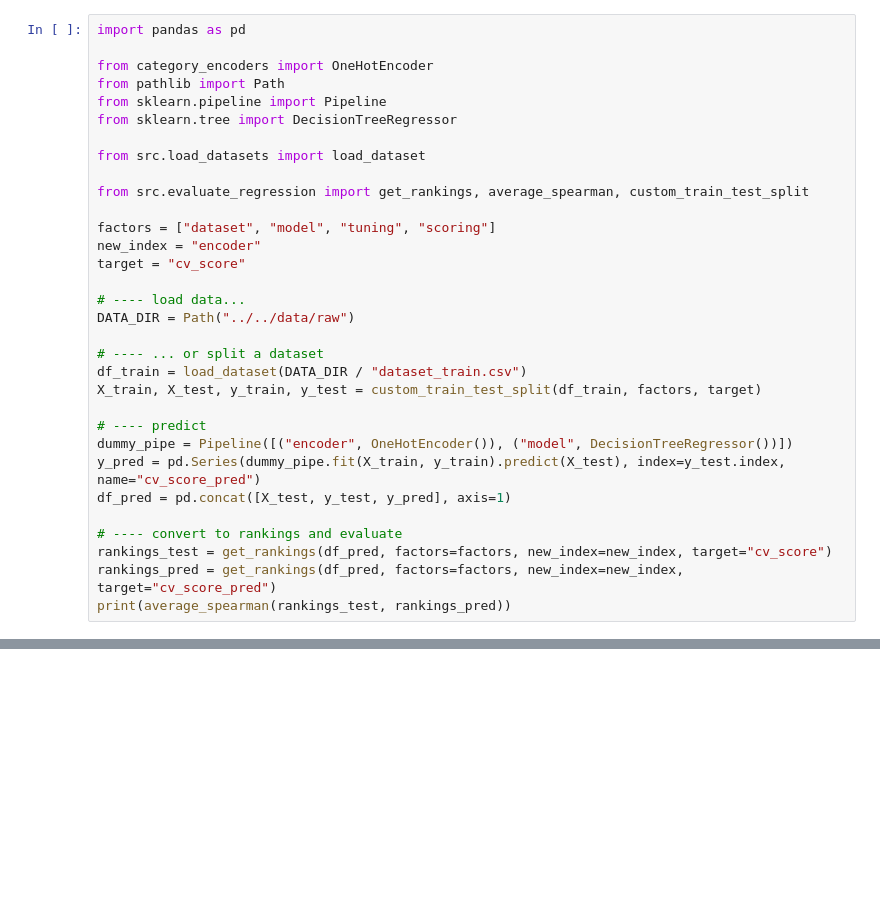
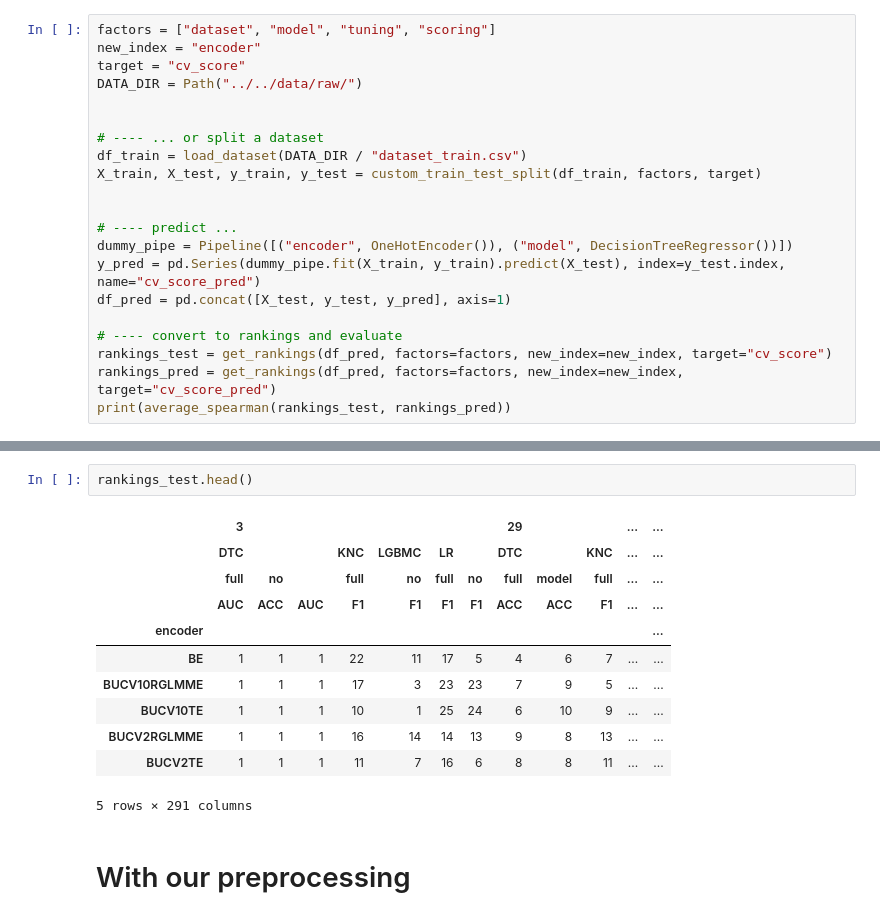
Before and after one commit to nina-prog/meta-learning-for-encoder-selection, a Jupyter notebook: notebooks/week10/week10-evaluate-regression-test.ipynb, the cells around one changed output, grey strips where cells are left out. Saved outputs shown, nothing was run; the diff lists cells and outputs as text; blank space fills up the shorter version.

```diff
--- a/notebooks/week10/week10-evaluate-regression-test.ipynb
+++ b/notebooks/week10/week10-evaluate-regression-test.ipynb
@@ -1,27 +49,16 @@
 # %%
-import pandas as pd
-
-from category_encoders import OneHotEncoder
-from pathlib import Path
-from sklearn.pipeline import Pipeline
-from sklearn.tree import DecisionTreeRegressor
-
-from src.load_datasets import load_dataset
-
-from src.evaluate_regression import get_rankings, average_spearman, custom_train_test_split
-
 factors = ["dataset", "model", "tuning", "scoring"]
 new_index = "encoder"
 target = "cv_score"
+DATA_DIR = Path("../../data/raw/")
 
-# ---- load data...
-DATA_DIR = Path("../../data/raw")
 
 # ---- ... or split a dataset
 df_train = load_dataset(DATA_DIR / "dataset_train.csv")
 X_train, X_test, y_train, y_test = custom_train_test_split(df_train, factors, target)
 
-# ---- predict
+
+# ---- predict ...
 dummy_pipe = Pipeline([("encoder", OneHotEncoder()), ("model", DecisionTreeRegressor())])
 y_pred = pd.Series(dummy_pipe.fit(X_train, y_train).predict(X_test), index=y_test.index, name="cv_score_pred")
 df_pred = pd.concat([X_test, y_test, y_pred], axis=1)
@@ -35,0 +83,16 @@ Loading data ...
+# %%
+rankings_test.head()
+# %% [output]
+|  | 3 |  |  |  |  |  |  | 29 |  |  | ... | ... |
+|  | DTC |  |  | KNC | LGBMC | LR |  | DTC |  | KNC | ... | ... |
+|  | full | no |  | full | no | full | no | full | model | full | ... | ... |
+|  | AUC | ACC | AUC | F1 | F1 | F1 | F1 | ACC | ACC | F1 | ... | ... |
+| encoder |  |  |  |  |  |  |  |  |  |  |  | ... |
+| BE | 1 | 1 | 1 | 22 | 11 | 17 | 5 | 4 | 6 | 7 | ... | ... |
+| BUCV10RGLMME | 1 | 1 | 1 | 17 | 3 | 23 | 23 | 7 | 9 | 5 | ... | ... |
+| BUCV10TE | 1 | 1 | 1 | 10 | 1 | 25 | 24 | 6 | 10 | 9 | ... | ... |
+| BUCV2RGLMME | 1 | 1 | 1 | 16 | 14 | 14 | 13 | 9 | 8 | 13 | ... | ... |
+| BUCV2TE | 1 | 1 | 1 | 11 | 7 | 16 | 6 | 8 | 8 | 11 | ... | ... |
+5 rows × 291 columns
+# %% [markdown]
+# With our preprocessing
```
Also changed, not shown: parts of 26 cells of this notebook.
